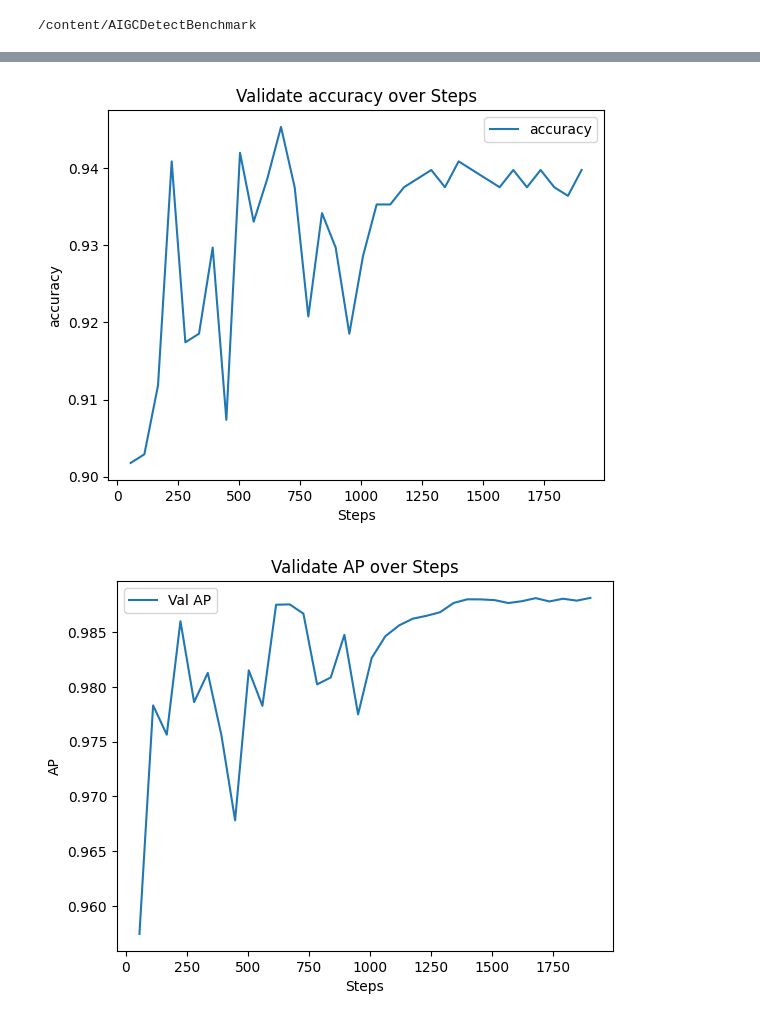
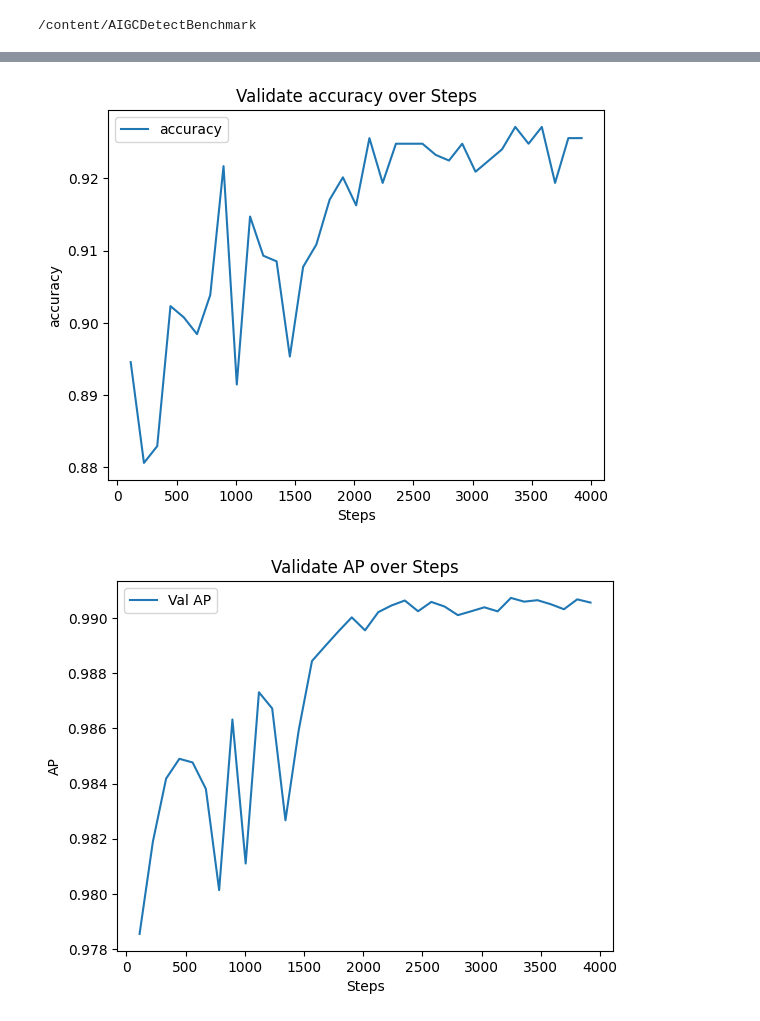
Before and after one commit to vohoaidanh/AIGCDetectBenchmark, a Jupyter notebook: AIGCDetectBenchmark.ipynb, the cells around one changed output, grey strips where cells are left out. Cells and saved outputs as stored; diff of their text form; code cells hidden in the pictures.

```diff
--- a/AIGCDetectBenchmark.ipynb
+++ b/AIGCDetectBenchmark.ipynb
@@ -54,7 +80,7 @@ import tensorflow as tf
 import matplotlib.pyplot as plt
 
 # Đường dẫn đến event file được tạo bởi SummaryWriter
-event_file_path = 'checkpoints/test_v1/val/events.out.tfevents.1709021231.311b853584d9'
+event_file_path = 'checkpoints/test_with_PIE_Net/val/events.out.tfevents.1709110494.4cc1337ca71b'
 
 # Đọc dữ liệu từ event file
 summary_iterator = tf.compat.v1.train.summary_iterator(event_file_path)
@@ -63,32 +89,32 @@ summary_iterator = tf.compat.v1.train.summary_iterator(event_file_path)
 steps = []
 train_losses = []
 train_accuracies = []
 
 # Lặp qua từng event trong event file
 for event in summary_iterator:
     if event.HasField('summary'):
         for value in event.summary.value:
             if value.tag == 'accuracy':
                 steps.append(event.step)
                 train_losses.append(value.simple_value)
             elif value.tag == 'ap':
                 train_accuracies.append(value.simple_value)
 
 # Vẽ đồ thị train loss
 plt.plot(steps, train_losses, label='accuracy')
 plt.xlabel('Steps')
 plt.ylabel('accuracy')
 plt.title('Validate accuracy over Steps')
 plt.legend()
 plt.show()
 
 # Vẽ đồ thị train accuracy
 plt.plot(steps, train_accuracies, label='Val AP')
 plt.xlabel('Steps')
 plt.ylabel('AP')
 plt.title('Validate AP over Steps')
 plt.legend()
 plt.show()
 # %% [output]
-[figure, old version]
+[figure, new version]
-[figure, old version]
+[figure, new version]
```
Also changed, not shown: parts of 10 cells of this notebook.
